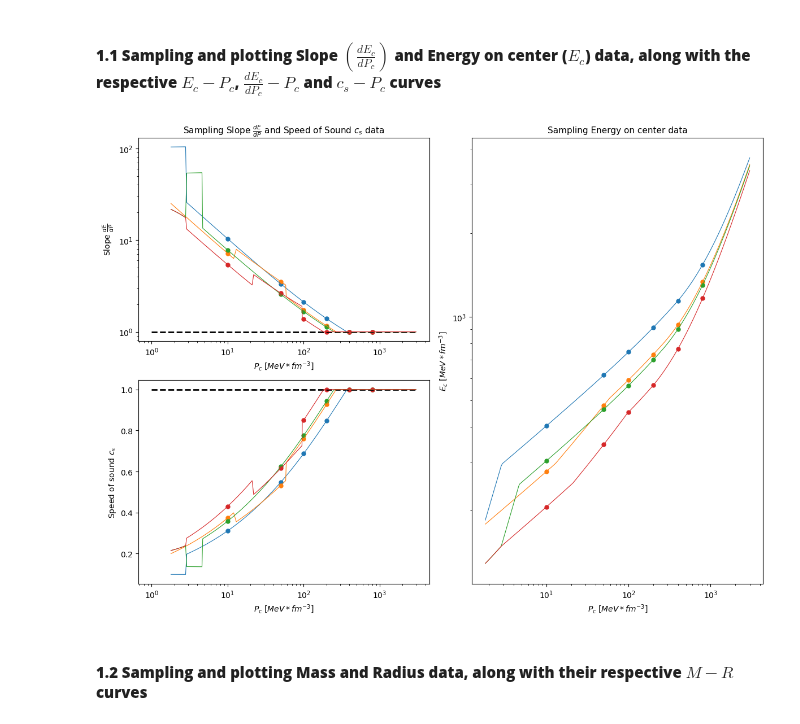
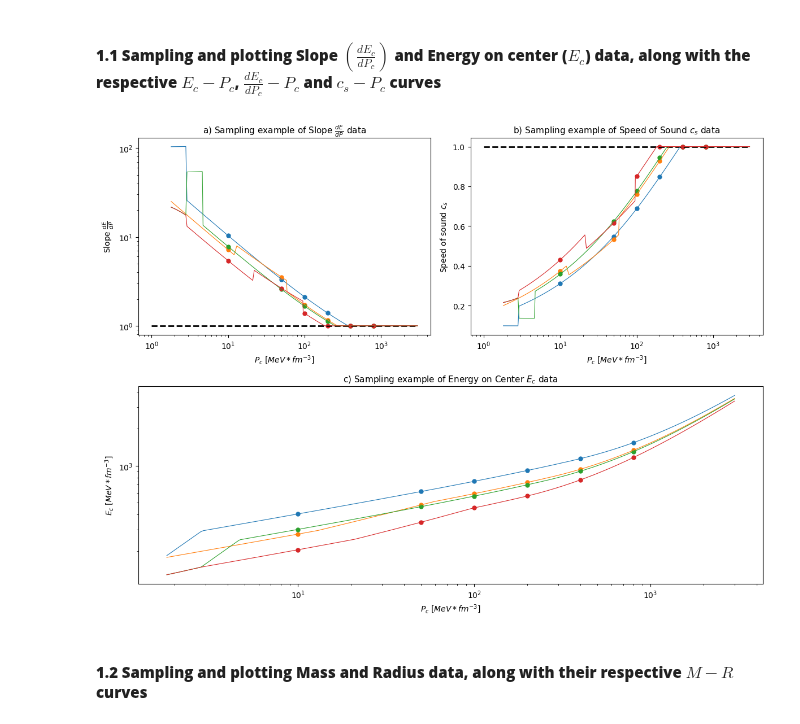
Before and after one commit to istergak/MSc-Computational-Physics-AUTH, a Jupyter notebook: Thesis - ML and ANNs regression models for Exotic Star's EOSs/Part 2 - Handling the TOV equations solution data for Exotic Stars/ExoticStarsResults_2.ipynb, the cells around one changed output. Saved outputs shown, nothing was run; the diff lists cells and outputs as text; code cells hidden in the pictures.

```diff
--- a/Thesis - ML and ANNs regression models for Exotic Star's EOSs/Part 2 - Handling the TOV equations solution data for Exotic Stars/ExoticStarsResults_2.ipynb
+++ b/Thesis - ML and ANNs regression models for Exotic Star's EOSs/Part 2 - Handling the TOV equations solution data for Exotic Stars/ExoticStarsResults_2.ipynb
@@ -34,8 +34,8 @@ from ExoticStarsDataHandling import *
 # %%
 fig_sample_EOS_NS, axes_sample_EOS_NS = plt.subplots(figsize=(12,9))
 axis_sample_slope_NS = plt.subplot2grid((2,2),(0,0))
-axis_sample_cs_NS = plt.subplot2grid((2,2),(1,0))
-axis_sample_energy_NS = plt.subplot2grid((2,2),(0,1),rowspan=2)
+axis_sample_cs_NS = plt.subplot2grid((2,2),(0,1))
+axis_sample_energy_NS = plt.subplot2grid((2,2),(1,0),colspan=2)
 
 # Pressure points, on which the values of Slope (dE_dP) and Energy density will be collected
 pressure_points = [10,50,100,200,400,800]
@@ -62,7 +62,7 @@ polyNSdata().plot_slope_curve("HLPS-3_ADDDL_sol.csv",axis_sample_slope_NS,'#2ca0
 polyNSdata().plot_slope_curve("HLPS-3_DCDCL_sol.csv",axis_sample_slope_NS,'#d62728',"polytropic",850)
 
 # Adding labels, bounds and scale on axes and title for clarity
-axis_sample_slope_NS.set_title(r"Sampling Slope $\frac{dE}{dP}$ and Speed of Sound $c_s$ data", fontsize=11)
+axis_sample_slope_NS.set_title(r"a) Sampling example of Slope $\frac{dE}{dP}$ data", fontsize=11)
 axis_sample_slope_NS.set_xlabel(r"$P_c$ $[MeV*fm^{-3}]$",fontsize=10)
 axis_sample_slope_NS.set_ylabel(r"Slope $\frac{dE}{dP}$",fontsize=10)
 axis_sample_slope_NS.set_xscale("log")
@@ -90,6 +90,7 @@ polyNSdata().plot_cs_curve("HLPS-3_ADDDL_sol.csv",axis_sample_cs_NS,'#2ca02c',"p
 polyNSdata().plot_cs_curve("HLPS-3_DCDCL_sol.csv",axis_sample_cs_NS,'#d62728',"polytropic",850)
 
 # Adding labels, bounds and scale on axes and title for clarity
+axis_sample_cs_NS.set_title(r"b) Sampling example of Speed of Sound $c_s$ data", fontsize=11)
 axis_sample_cs_NS.set_xlabel(r"$P_c$ $[MeV*fm^{-3}]$",fontsize=10)
 axis_sample_cs_NS.set_ylabel(r"Speed of sound $c_s$",fontsize=10)
 axis_sample_cs_NS.set_xscale("log")
@@ -97,35 +98,35 @@ axis_sample_cs_NS.set_xscale("log")
 
 # Plotting the Energy sampling data
 axis_sample_energy_NS.plot(pressure_points,energy_sample_HLPS2_ADDDL,".",ms=10,color='#1f77b4')
 axis_sample_energy_NS.plot(pressure_points,energy_sample_HLPS2_DCDCL,".",ms=10,color='#ff7f0e')
 axis_sample_energy_NS.plot(pressure_points,energy_sample_HLPS3_ADDDL,".",ms=10,color='#2ca02c')
 axis_sample_energy_NS.plot(pressure_points,energy_sample_HLPS3_DCDCL,".",ms=10,color='#d62728')
 
 # Plotting the respective EOS 2D curves
 polyNSdata().plot_EOS_curve("HLPS-2_ADDDL_sol.csv",axis_sample_energy_NS,'#1f77b4',"polytropic",850)
 polyNSdata().plot_EOS_curve("HLPS-2_DCDCL_sol.csv",axis_sample_energy_NS,'#ff7f0e',"polytropic",850)
 polyNSdata().plot_EOS_curve("HLPS-3_ADDDL_sol.csv",axis_sample_energy_NS,'#2ca02c',"polytropic",850)
 polyNSdata().plot_EOS_curve("HLPS-3_DCDCL_sol.csv",axis_sample_energy_NS,'#d62728',"polytropic",850)
 
 # Adding labels, bounds and scale on axes and title for clarity
-axis_sample_energy_NS.set_title(r"Sampling Energy on center data", fontsize=11)
+axis_sample_energy_NS.set_title(r"c) Sampling example of Energy on Center $E_c$ data", fontsize=11)
 axis_sample_energy_NS.set_xlabel(r"$P_c$ $[MeV*fm^{-3}]$",fontsize=10)
 axis_sample_energy_NS.set_ylabel(r"$E_c$ $[MeV*fm^{-3}]$",fontsize=10)
 axis_sample_energy_NS.set_xscale("log")
 axis_sample_energy_NS.set_yscale("log")
 
 
 # Removing the frame and the ticks of the total figure
 axes_sample_EOS_NS.spines['top'].set_visible(False)
 axes_sample_EOS_NS.spines['right'].set_visible(False)
 axes_sample_EOS_NS.spines['bottom'].set_visible(False)
 axes_sample_EOS_NS.spines['left'].set_visible(False)
 axes_sample_EOS_NS.set_xticks([])
 axes_sample_EOS_NS.set_yticks([])
 plt.tight_layout()
 plt.show()
 # %% [output]
-[figure, old version]
+[figure, new version]
 # %% [markdown]
 #### **1.2 Sampling and plotting  Mass and Radius data, along with their respective $M-R$ curves**
 # %%
```
Also changed, not shown: parts of 1 cell of this notebook.
